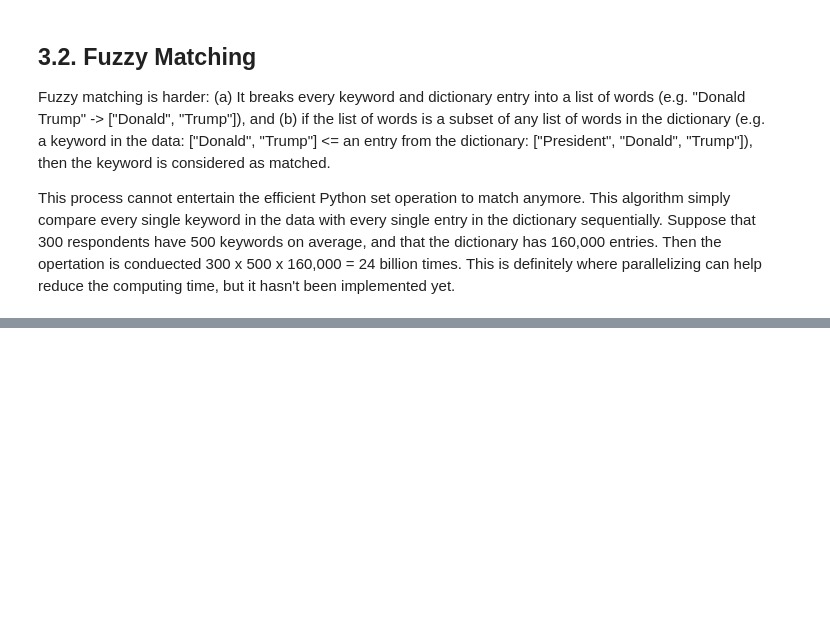
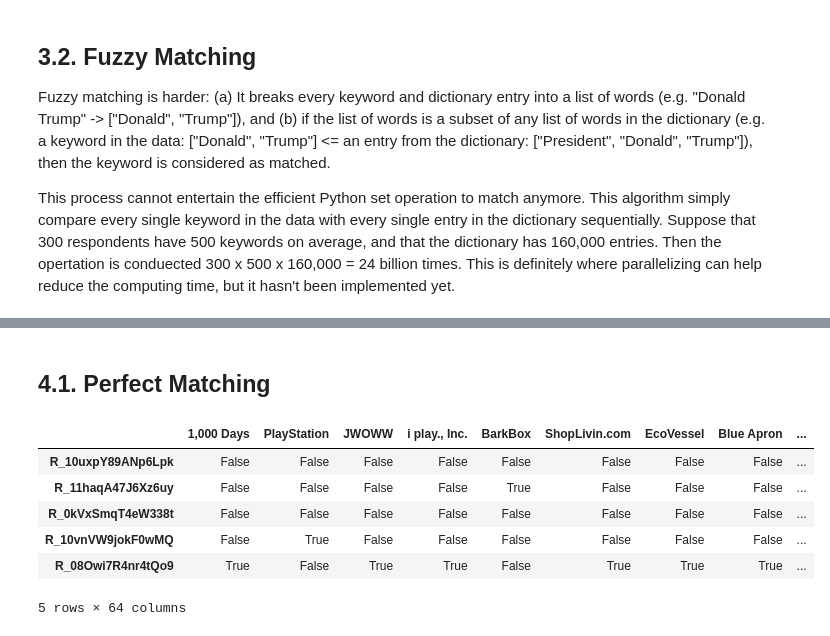
Before and after one commit to pakchank/civic_customization, a Jupyter notebook: Matching.ipynb, the cells around one changed output, grey strips where cells are left out. Cells and saved outputs as stored; diff of their text form; code cells hidden in the pictures; blank space fills up the shorter version.

```diff
--- a/Matching.ipynb
+++ b/Matching.ipynb
@@ -35,9 +40,10 @@ def parse_json(path, file_end):
 translator=str.maketrans('','',string.punctuation)
 
 def name_normal(name):
-    out = name.lower().translate(translator)  # (a) De-capitalize, and (b) delete punctuations.
+    out = str(name).lower().translate(translator)  # (a) De-capitalize, and (b) delete punctuations.
     out = re.sub("\s[A-Za-z]\s", " ", out)    # (c) Delete single characters in the middle.
-    " ".join(out.split())
+    " ".join([re.sub("\s+", "", item) for item in out.split()])
+    out = re.sub("\s+$", "", out)
 
     return out
 
@@ -153,0 +184,14 @@ Index
+# %% [markdown]
+## 4.1. Perfect Matching
+# %%
+def perfect_matching_norm(dict_keyword, dic):
+    matched_keywords = dict()
+    dic = [name_normal(item) for item in dic]
+
+    for key, value in dict_keyword.items():
+        matched_keywords[key] = list()
+        for liked_word in value:             # For each keyword in the data
+            if name_normal(liked_word) in dic:
+                matched_keywords[key].append(liked_word)
+
+    return matched_keywords
@@ -153,0 +204,10 @@ Index
+# %%
+df_Index_perfect_norm
+# %% [output]
+|  | 1,000 Days | PlayStation | JWOWW | i play., Inc. | BarkBox | ShopLivin.com | EcoVessel | Blue Apron | ... |
+| R_10uxpY89ANp6Lpk | False | False | False | False | False | False | False | False | ... |
+| R_11haqA47J6Xz6uy | False | False | False | False | True | False | False | False | ... |
+| R_0kVxSmqT4eW338t | False | False | False | False | False | False | False | False | ... |
+| R_10vnVW9jokF0wMQ | False | True | False | False | False | False | False | False | ... |
+| R_08Owi7R4nr4tQo9 | True | False | True | True | False | True | True | True | ... |
+5 rows × 64 columns
```
Also changed, not shown: parts of 28 cells of this notebook.
